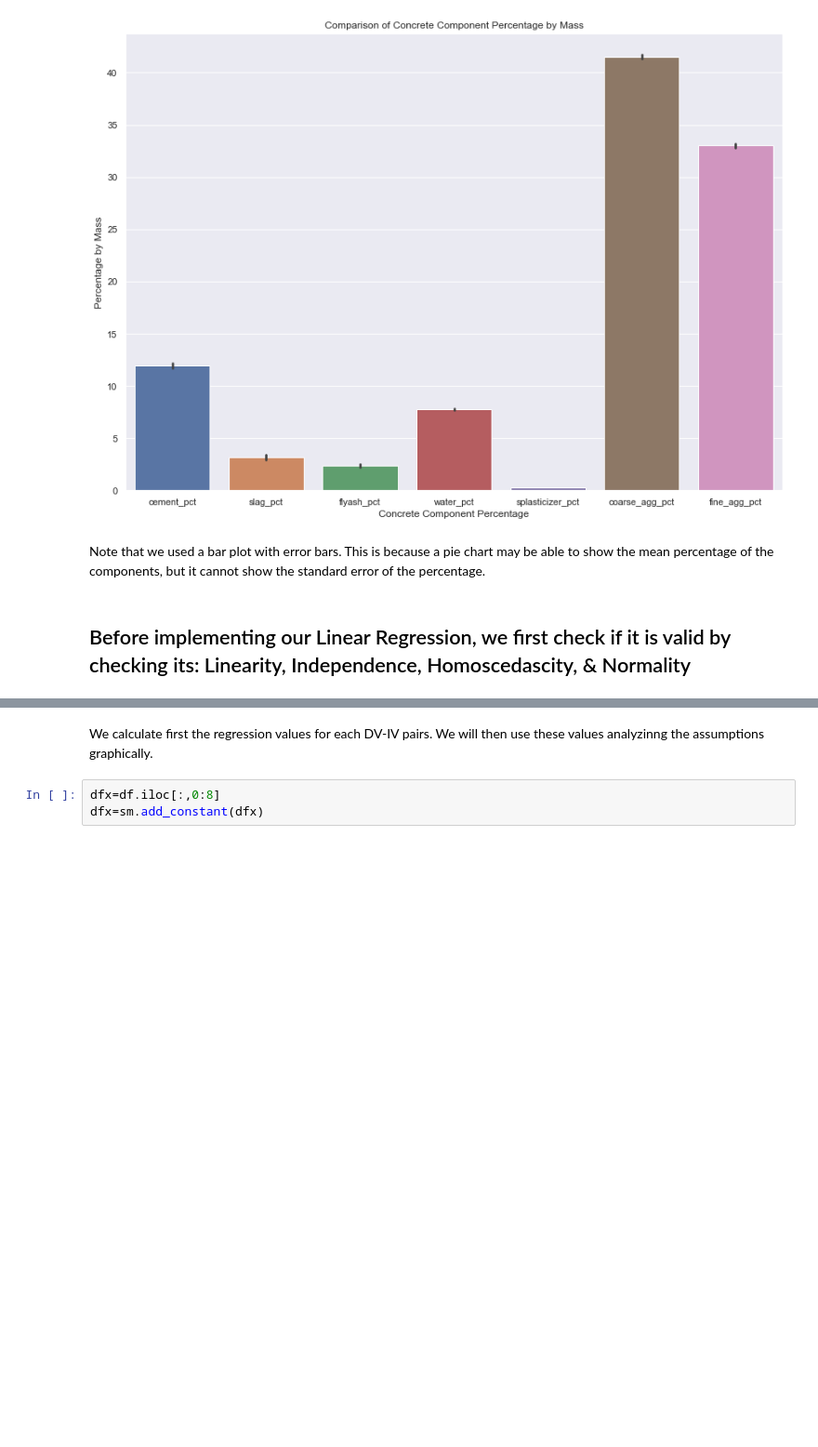
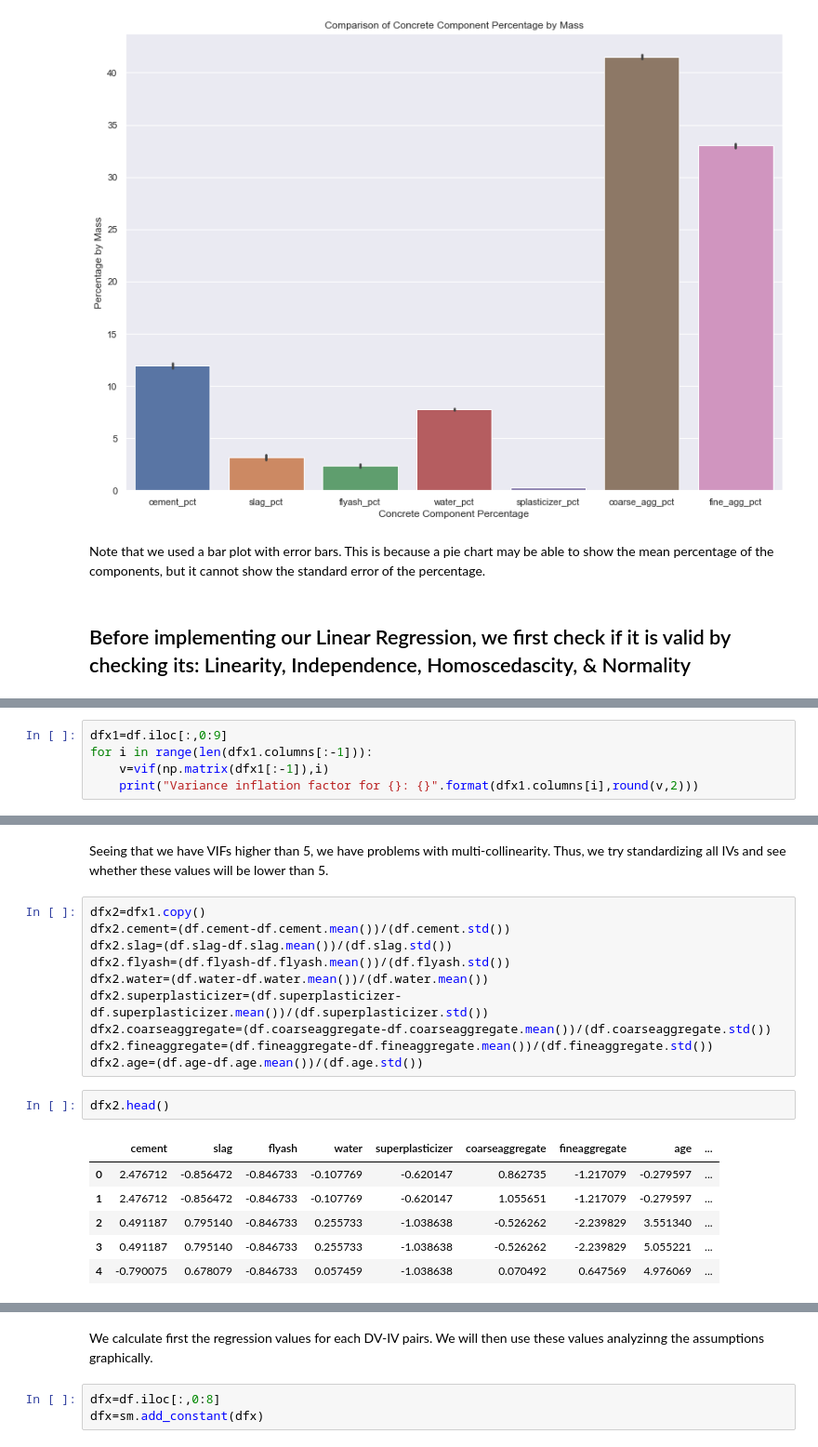
Before and after one commit to esquillovince/dataeng, a Jupyter notebook: DATAENG TEP Notebook.ipynb, the cells around one changed output, grey strips where cells are left out. Shown at 93% size. Cells and saved outputs as stored; diff of their text form; blank space fills up the shorter version.

```diff
--- a/DATAENG TEP Notebook.ipynb
+++ b/DATAENG TEP Notebook.ipynb
@@ -102,0 +107,5 @@ Note that we used a bar plot with error bars. This is because a pie chart may be
+# %%
+dfx1=df.iloc[:,0:9]
+for i in range(len(dfx1.columns[:-1])):
+    v=vif(np.matrix(dfx1[:-1]),i)
+    print("Variance inflation factor for {}: {}".format(dfx1.columns[i],round(v,2)))
@@ -102,0 +121,21 @@ Note that we used a bar plot with error bars. This is because a pie chart may be
+# %% [markdown]
+Seeing that we have VIFs higher than 5, we have problems with multi-collinearity. Thus, we try standardizing all IVs and see whether these values will be lower than 5.
+# %%
+dfx2=dfx1.copy()
+dfx2.cement=(df.cement-df.cement.mean())/(df.cement.std())
+dfx2.slag=(df.slag-df.slag.mean())/(df.slag.std())
+dfx2.flyash=(df.flyash-df.flyash.mean())/(df.flyash.std())
+dfx2.water=(df.water-df.water.mean())/(df.water.mean())
+dfx2.superplasticizer=(df.superplasticizer-df.superplasticizer.mean())/(df.superplasticizer.std())
+dfx2.coarseaggregate=(df.coarseaggregate-df.coarseaggregate.mean())/(df.coarseaggregate.std())
+dfx2.fineaggregate=(df.fineaggregate-df.fineaggregate.mean())/(df.fineaggregate.std())
+dfx2.age=(df.age-df.age.mean())/(df.age.std())
+# %%
+dfx2.head()
+# %% [output]
+|  | cement | slag | flyash | water | superplasticizer | coarseaggregate | fineaggregate | age | ... |
+| 0 | 2.476712 | -0.856472 | -0.846733 | -0.107769 | -0.620147 | 0.862735 | -1.217079 | -0.279597 | ... |
+| 1 | 2.476712 | -0.856472 | -0.846733 | -0.107769 | -0.620147 | 1.055651 | -1.217079 | -0.279597 | ... |
+| 2 | 0.491187 | 0.795140 | -0.846733 | 0.255733 | -1.038638 | -0.526262 | -2.239829 | 3.551340 | ... |
+| 3 | 0.491187 | 0.795140 | -0.846733 | 0.255733 | -1.038638 | -0.526262 | -2.239829 | 5.055221 | ... |
+| 4 | -0.790075 | 0.678079 | -0.846733 | 0.057459 | -1.038638 | 0.070492 | 0.647569 | 4.976069 | ... |
```
Also changed, not shown: parts of 5 cells of this notebook.
